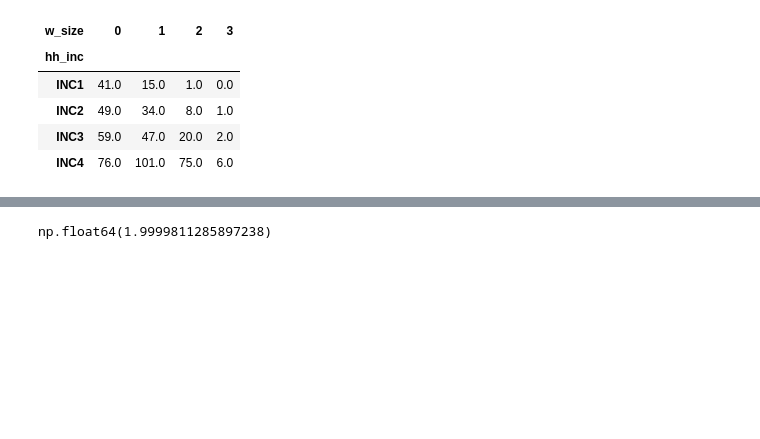
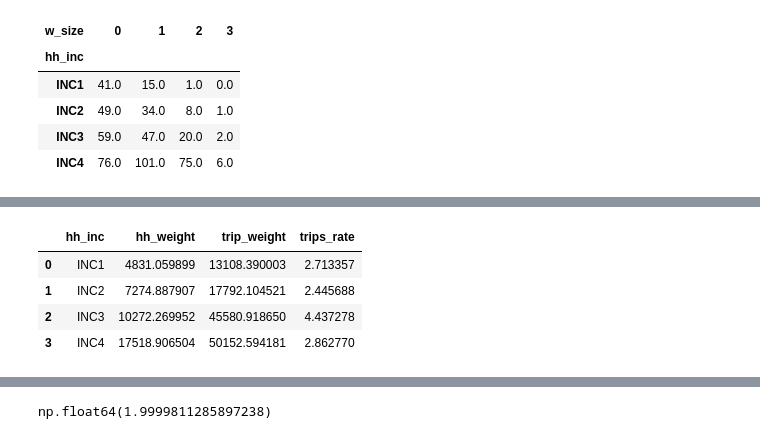
Before and after one commit to RSGInc/scog_model, a Jupyter notebook: 1-Inputs_Preparation/Survey/2_SurveyTripRates.ipynb, the cells around one changed output, grey strips where cells are left out. Cells and saved outputs as stored; diff of their text form; code cells hidden in the pictures; blank space fills up the shorter version.

```diff
--- a/1-Inputs_Preparation/Survey/2_SurveyTripRates.ipynb
+++ b/1-Inputs_Preparation/Survey/2_SurveyTripRates.ipynb
@@ -905,0 +937,10 @@ hhrecs2dincwrk.to_clipboard(header=False,index=False)
+# %%
+NHB1D_trip_rates_inc =GetTripRatesUsingOneVars(hh_df = hh, trips_df=nhb_trips,
+            x = "hh_inc" , groups = "NHB", cat ="triprate")
+NHB1D_trip_rates_inc
+# %% [output]
+|  | hh_inc | hh_weight | trip_weight | trips_rate |
+| 0 | INC1 | 4831.059899 | 13108.390003 | 2.713357 |
+| 1 | INC2 | 7274.887907 | 17792.104521 | 2.445688 |
+| 2 | INC3 | 10272.269952 | 45580.918650 | 4.437278 |
+| 3 | INC4 | 17518.906504 | 50152.594181 | 2.862770 |
```
Also changed, not shown: parts of 15 cells of this notebook, 6 other files.
